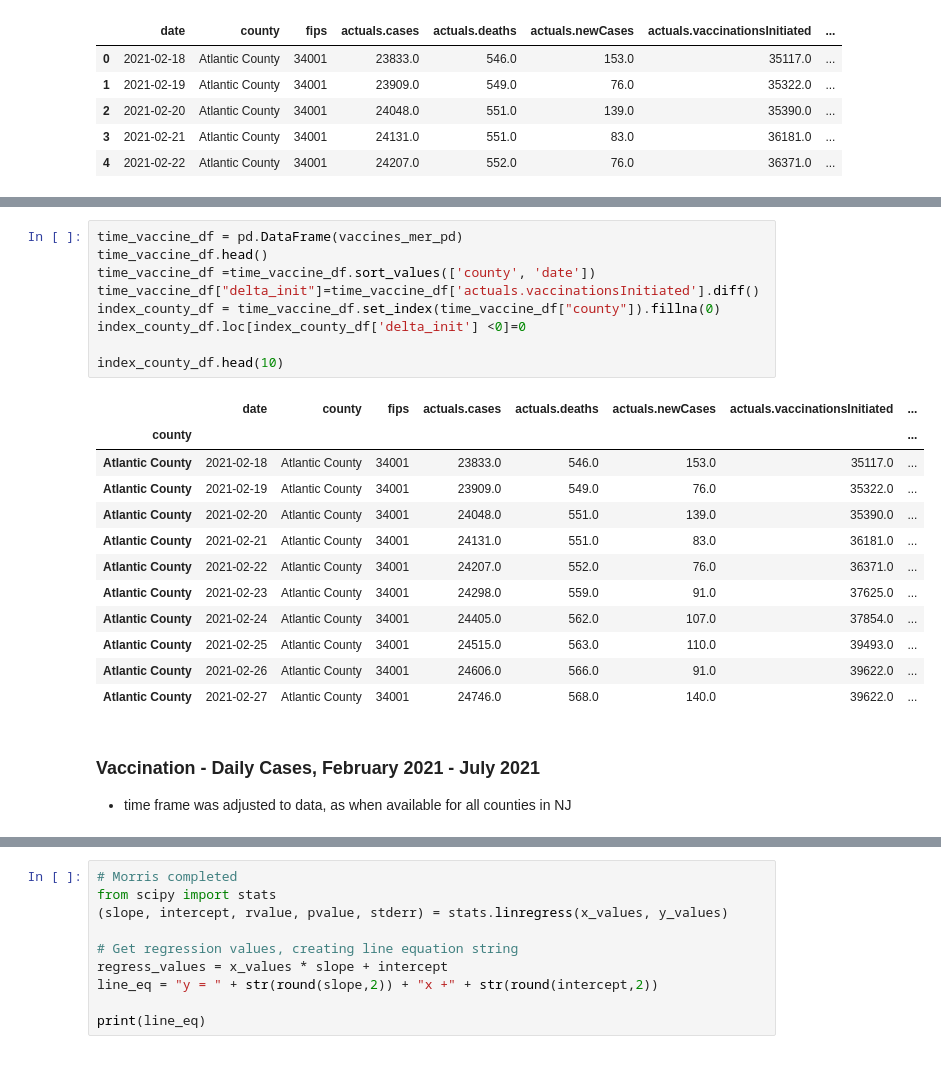
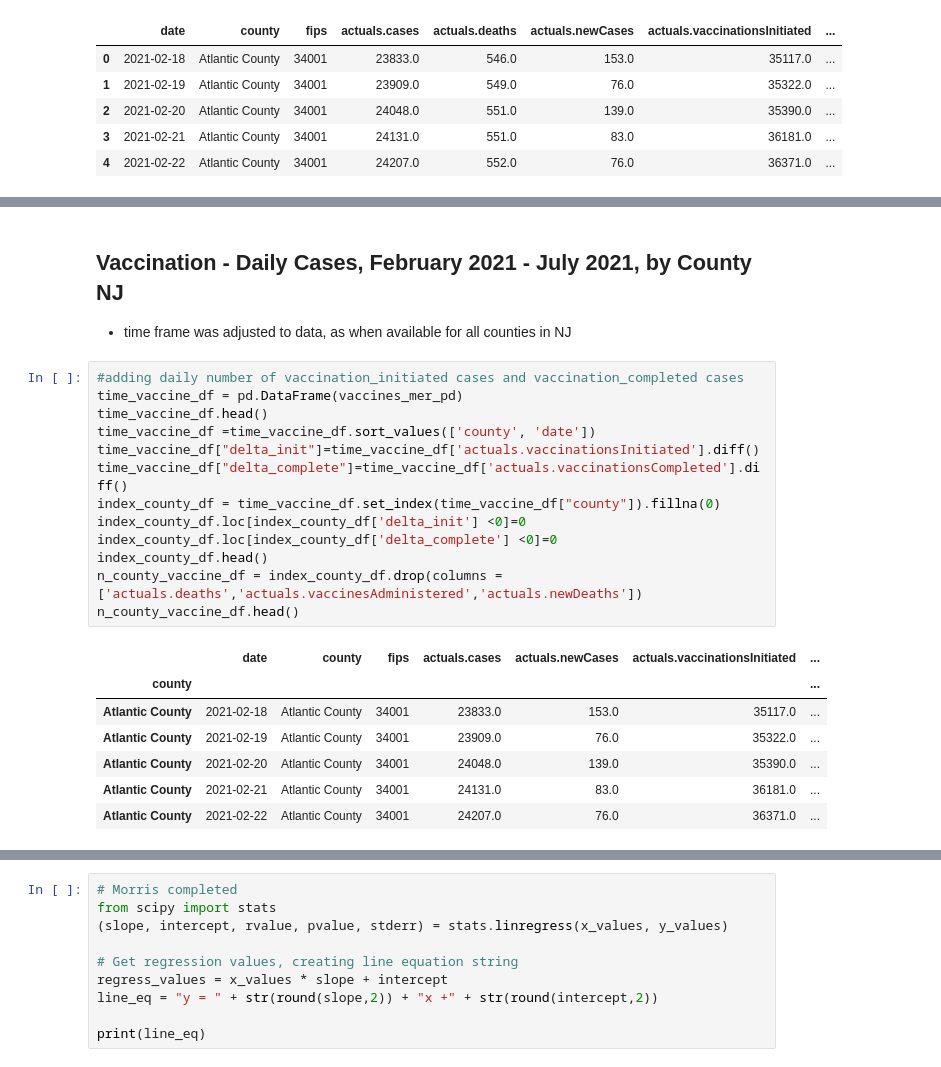
Before and after one commit to melissadiep94/covid19-project, a Jupyter notebook: Vaccination/State_NJ_Covid_time.ipynb, the cells around one changed output, grey strips where cells are left out. Cells and saved outputs as stored; diff of their text form.

```diff
--- a/Vaccination/State_NJ_Covid_time.ipynb
+++ b/Vaccination/State_NJ_Covid_time.ipynb
@@ -148,25 +156,24 @@ plt.show()
+# %% [markdown]
+## Vaccination - Daily Cases, February 2021 - July 2021, by County NJ
+* time frame was adjusted to data, as when available for all counties in NJ
 # %%
+#adding daily number of vaccination_initiated cases and vaccination_completed cases
 time_vaccine_df = pd.DataFrame(vaccines_mer_pd)
 time_vaccine_df.head()
 time_vaccine_df =time_vaccine_df.sort_values(['county', 'date'])
 time_vaccine_df["delta_init"]=time_vaccine_df['actuals.vaccinationsInitiated'].diff()
+time_vaccine_df["delta_complete"]=time_vaccine_df['actuals.vaccinationsCompleted'].diff()
 index_county_df = time_vaccine_df.set_index(time_vaccine_df["county"]).fillna(0)
 index_county_df.loc[index_county_df['delta_init'] <0]=0
-
-index_county_df.head(10)
+index_county_df.loc[index_county_df['delta_complete'] <0]=0
+index_county_df.head()
+n_county_vaccine_df = index_county_df.drop(columns = ['actuals.deaths','actuals.vaccinesAdministered','actuals.newDeaths'])
+n_county_vaccine_df.head()
 # %% [output]
-|  | date | county | fips | actuals.cases | actuals.deaths | actuals.newCases | actuals.vaccinationsInitiated | ... |
-| county |  |  |  |  |  |  |  | ... |
-| Atlantic County | 2021-02-18 | Atlantic County | 34001 | 23833.0 | 546.0 | 153.0 | 35117.0 | ... |
-| Atlantic County | 2021-02-19 | Atlantic County | 34001 | 23909.0 | 549.0 | 76.0 | 35322.0 | ... |
-| Atlantic County | 2021-02-20 | Atlantic County | 34001 | 24048.0 | 551.0 | 139.0 | 35390.0 | ... |
-| Atlantic County | 2021-02-21 | Atlantic County | 34001 | 24131.0 | 551.0 | 83.0 | 36181.0 | ... |
-| Atlantic County | 2021-02-22 | Atlantic County | 34001 | 24207.0 | 552.0 | 76.0 | 36371.0 | ... |
-| Atlantic County | 2021-02-23 | Atlantic County | 34001 | 24298.0 | 559.0 | 91.0 | 37625.0 | ... |
-| Atlantic County | 2021-02-24 | Atlantic County | 34001 | 24405.0 | 562.0 | 107.0 | 37854.0 | ... |
-| Atlantic County | 2021-02-25 | Atlantic County | 34001 | 24515.0 | 563.0 | 110.0 | 39493.0 | ... |
-| Atlantic County | 2021-02-26 | Atlantic County | 34001 | 24606.0 | 566.0 | 91.0 | 39622.0 | ... |
-| Atlantic County | 2021-02-27 | Atlantic County | 34001 | 24746.0 | 568.0 | 140.0 | 39622.0 | ... |
+|  | date | county | fips | actuals.cases | actuals.newCases | actuals.vaccinationsInitiated | ... |
+| county |  |  |  |  |  |  | ... |
+| Atlantic County | 2021-02-18 | Atlantic County | 34001 | 23833.0 | 153.0 | 35117.0 | ... |
+| Atlantic County | 2021-02-19 | Atlantic County | 34001 | 23909.0 | 76.0 | 35322.0 | ... |
+| Atlantic County | 2021-02-20 | Atlantic County | 34001 | 24048.0 | 139.0 | 35390.0 | ... |
+| Atlantic County | 2021-02-21 | Atlantic County | 34001 | 24131.0 | 83.0 | 36181.0 | ... |
+| Atlantic County | 2021-02-22 | Atlantic County | 34001 | 24207.0 | 76.0 | 36371.0 | ... |
-# %% [markdown]
-### Vaccination - Daily Cases, February 2021 - July 2021
-* time frame was adjusted to data, as when available for all counties in NJ
```
Also changed, not shown: parts of 32 cells of this notebook, 1 other file.
